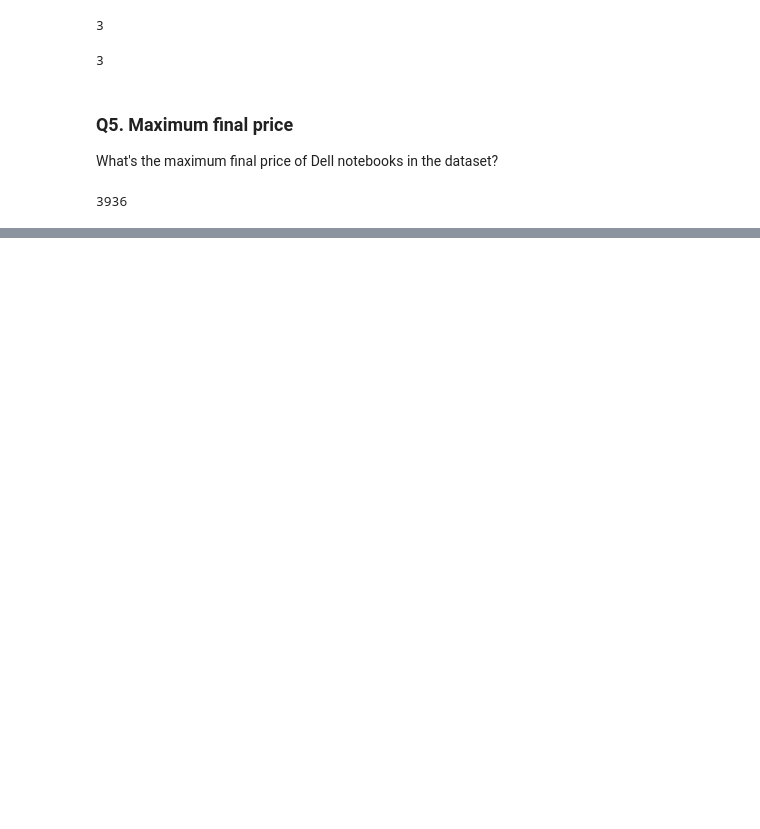
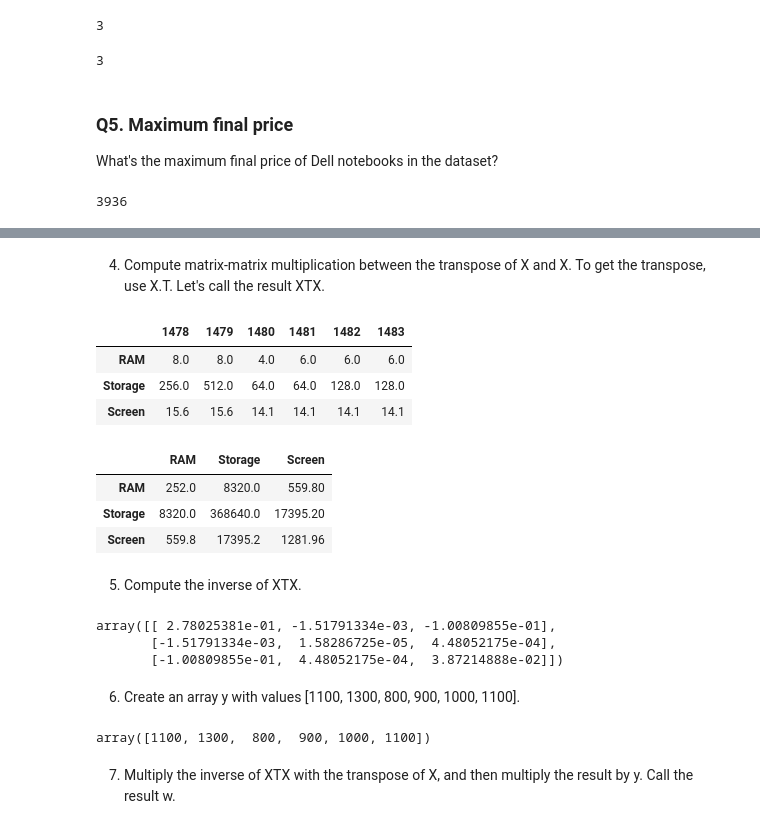
Before and after one commit to eekevall/machine-learning-zoomcamp-2024, a Jupyter notebook: 01-Intro/homework.ipynb, the cells around one changed output, grey strips where cells are left out. Cells and saved outputs as stored; diff of their text form; code cells hidden in the pictures; blank space fills up the shorter version.

```diff
--- a/01-Intro/homework.ipynb
+++ b/01-Intro/homework.ipynb
@@ -190,0 +302,36 @@ print(int(df_Dell['Final Price'].max()))
+# %% [markdown]
+4. Compute matrix-matrix multiplication between the transpose of X and X. To get the transpose, use X.T. Let's call the result XTX.
+# %%
+X_transposed = X.T
+X_transposed
+# %% [output]
+|  | 1478 | 1479 | 1480 | 1481 | 1482 | 1483 |
+| RAM | 8.0 | 8.0 | 4.0 | 6.0 | 6.0 | 6.0 |
+| Storage | 256.0 | 512.0 | 64.0 | 64.0 | 128.0 | 128.0 |
+| Screen | 15.6 | 15.6 | 14.1 | 14.1 | 14.1 | 14.1 |
+# %%
+XTX = np.matmul(X_transposed, X)
+XTX
+# %% [output]
+|  | RAM | Storage | Screen |
+| RAM | 252.0 | 8320.0 | 559.80 |
+| Storage | 8320.0 | 368640.0 | 17395.20 |
+| Screen | 559.8 | 17395.2 | 1281.96 |
+# %% [markdown]
+5. Compute the inverse of XTX.
+# %%
+XTX_inverse = (np.linalg.inv(XTX))
+XTX_inverse
+# %% [output]
+array([[ 2.78025381e-01, -1.51791334e-03, -1.00809855e-01],
+       [-1.51791334e-03,  1.58286725e-05,  4.48052175e-04],
+       [-1.00809855e-01,  4.48052175e-04,  3.87214888e-02]])
+# %% [markdown]
+6. Create an array y with values [1100, 1300, 800, 900, 1000, 1100].
+# %%
+y = np.array([1100, 1300, 800, 900, 1000, 1100])
+y
+# %% [output]
+array([1100, 1300,  800,  900, 1000, 1100])
+# %% [markdown]
+7. Multiply the inverse of XTX with the transpose of X, and then multiply the result by y. Call the result w.
```
Also changed, not shown: parts of 26 cells of this notebook.
